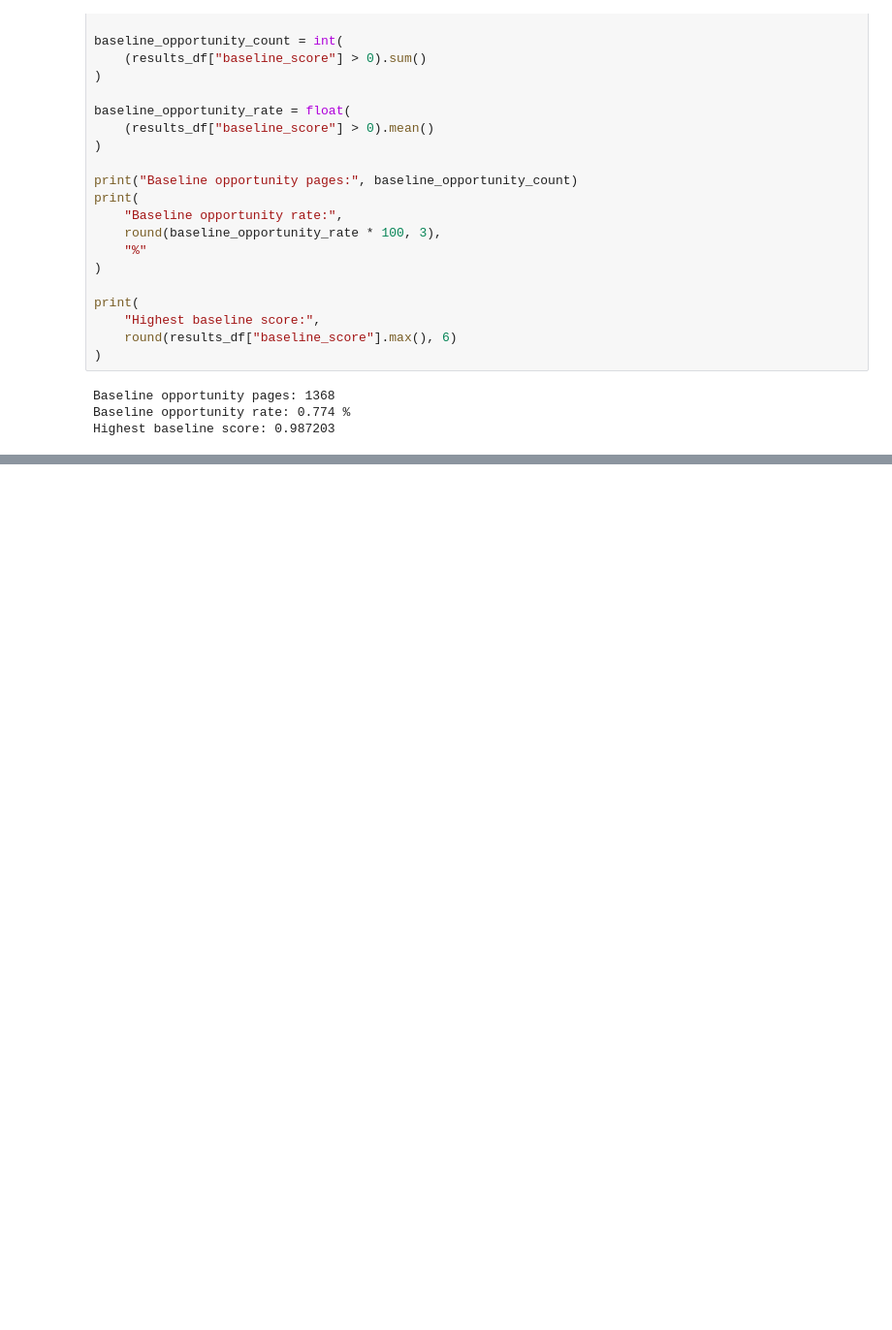
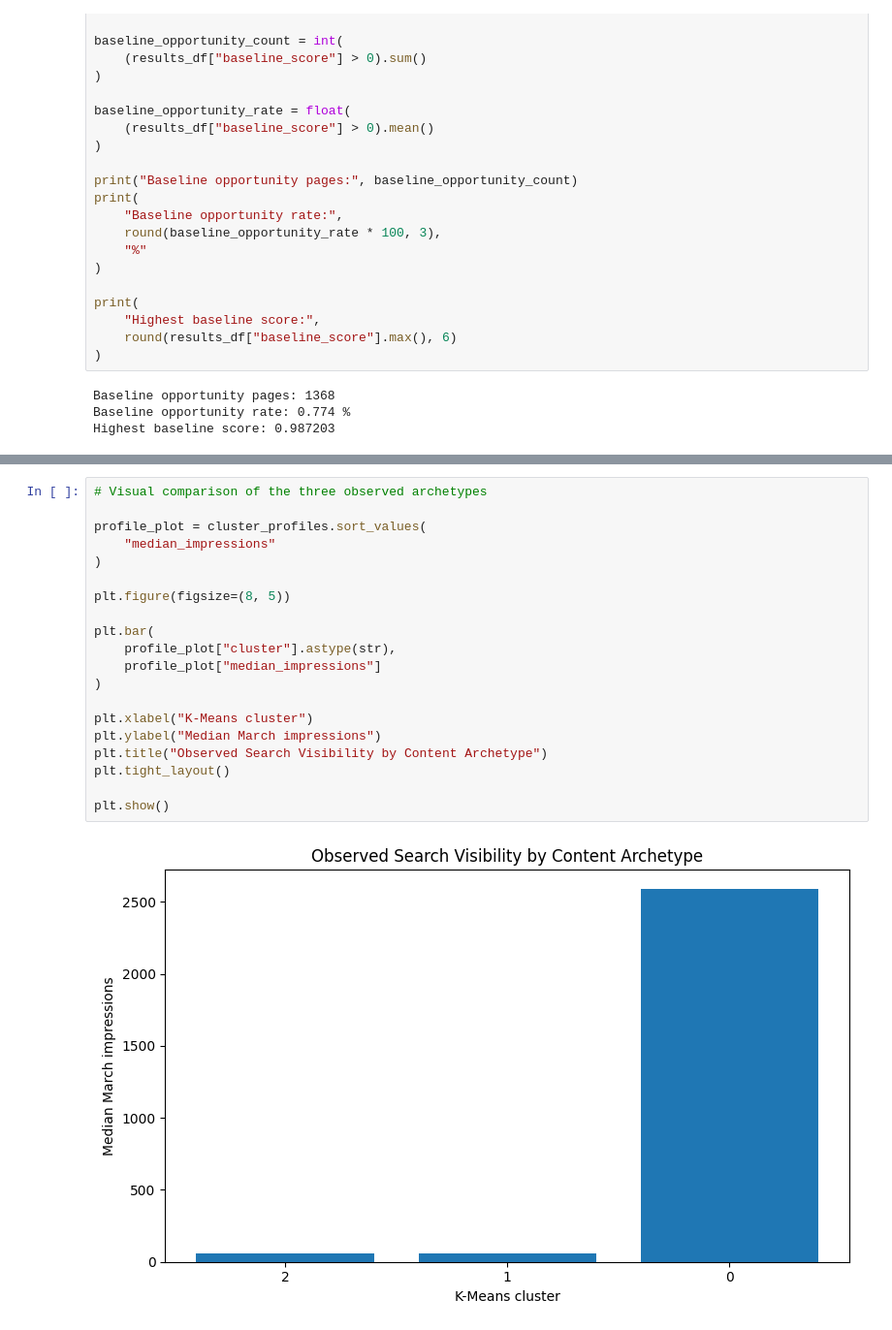
Before and after one commit to girishpatil935/ML_Internship, a Jupyter notebook: work/notebooks/capstone.ipynb, the cells around one changed output, grey strips where cells are left out. Shown at 97% size. Drawn from its saved outputs; the diff is of its cells as text; blank space fills up the shorter version.

```diff
--- a/work/notebooks/capstone.ipynb
+++ b/work/notebooks/capstone.ipynb
@@ -570,0 +684,22 @@ Highest baseline score: 0.987203
+# %%
+# Visual comparison of the three observed archetypes
+
+profile_plot = cluster_profiles.sort_values(
+    "median_impressions"
+)
+
+plt.figure(figsize=(8, 5))
+
+plt.bar(
+    profile_plot["cluster"].astype(str),
+    profile_plot["median_impressions"]
+)
+
+plt.xlabel("K-Means cluster")
+plt.ylabel("Median March impressions")
+plt.title("Observed Search Visibility by Content Archetype")
+plt.tight_layout()
+
+plt.show()
+# %% [output]
+[figure, added]
```
Also changed, not shown: parts of 18 cells of this notebook.
